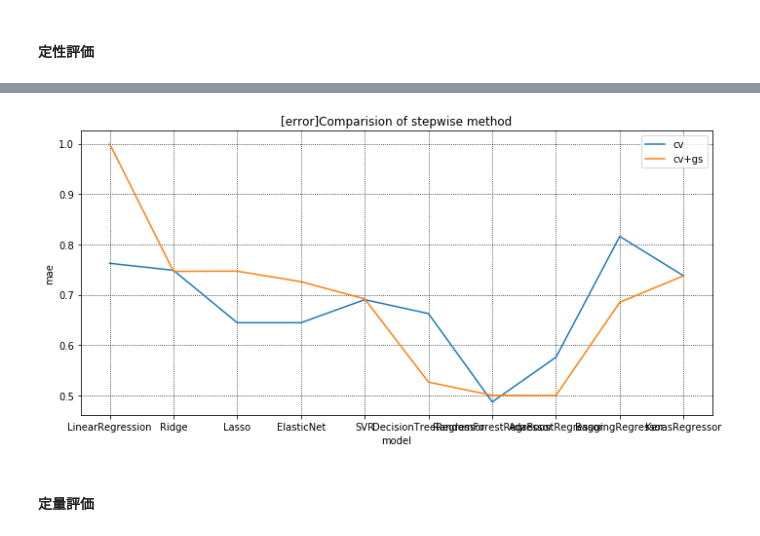
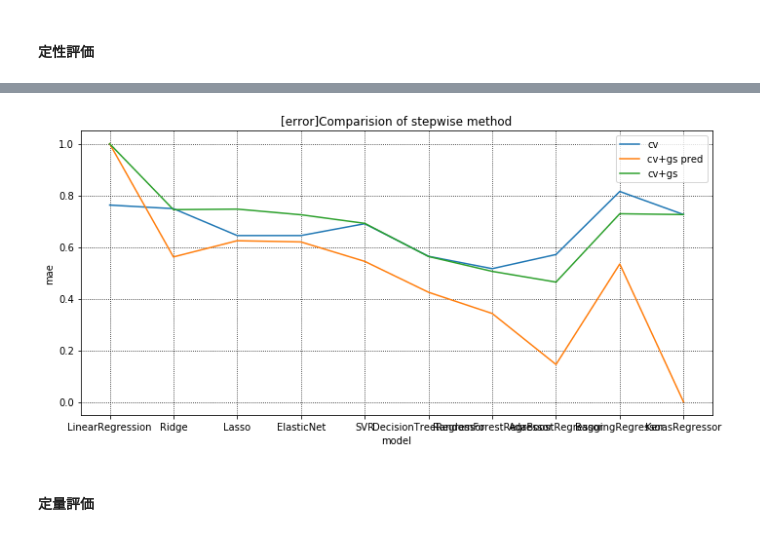
Before and after one commit to kusafusa-k/kaggle, a Jupyter notebook: Car_Fuel_Consumption/DAY3_work_草房慶.ipynb, the cells around one changed output, grey strips where cells are left out. Drawn from its saved outputs; the diff is of its cells as text; code cells hidden in the pictures.

Commit message:
訓練誤差・テスト誤差の比較をGS後のモデルで行うようにした。過学習してるのでどうにかしたいが対策方法分からず

```diff
--- a/Car_Fuel_Consumption/DAY3_work_草房慶.ipynb
+++ b/Car_Fuel_Consumption/DAY3_work_草房慶.ipynb
@@ -924,7 +937,8 @@ comp_error_list = [
     final_predict_mae,
     final_test_mae,
     final_cv_mae,
-    final_gs_mae
+    final_gs_mae,
+    final_gs_pred_mae
 ]
 
 for i, models_error in enumerate(comp_error_list):
@@ -1021,6 +1035,17 @@ adaboostregressor_gs_mae = {}
 baggingregressor_gs_mae = {}
 kerasregressor_gs_mae = {}
 
+lenearregression_gs_pred_mae = {}
+ridge_gs_pred_mae = {}
+lasso_gs_pred_mae = {}
+elasticnet_gs_pred_mae = {}
+svr_gs_pred_mae = {}
+decisiontreeregressor_gs_pred_mae = {}
+randomforestregressor_gs_pred_mae = {}
+adaboostregressor_gs_pred_mae = {}
+baggingregressor_gs_pred_mae = {}
+kerasregressor_gs_pred_mae = {}
+
 comp_model_list = [
     lenearregression_mae,
     ridge_mae,
@@ -1086,6 +1111,19 @@ comp_gs_model_list = [
     kerasregressor_gs_mae,
 ]
 
+comp_gs_pred_model_list = [
+    lenearregression_gs_pred_mae,
+    ridge_gs_pred_mae,
+    lasso_gs_pred_mae,
+    elasticnet_gs_pred_mae,
+    svr_gs_pred_mae,
+    decisiontreeregressor_gs_pred_mae,
+    randomforestregressor_gs_pred_mae,
+    adaboostregressor_gs_pred_mae,
+    baggingregressor_gs_pred_mae,
+    kerasregressor_gs_pred_mae,
+]
+
 for i in final_cv_mae:
     # 訓練誤差のみ
     for idx, model in zip(model_str_list, comp_model_list):
@@ -1116,6 +1154,12 @@ for i in final_cv_mae:
         model[i] = [
             v for k, v in final_gs_mae[i].items() if k == idx
         ]
+
+    # グリッドサーチ法(訓練誤差)
+    for idx, model in zip(model_str_list, comp_gs_pred_model_list):
+        model[i] = [
+            v for k, v in final_gs_pred_mae[i].items() if k == idx
+        ]
 # %%
 # グラフによる訓練誤差・汎化誤差の比較
 fig, ax = plt.subplots(5, 2, figsize=(20, 20))
@@ -1516,7 +1540,7 @@ def stepwise_remove_feature(X, y, train_data, model):
 mse, mae, rmse = {}, {}, {}
 predict_mae, test_mae = {}, {}
 cv_mae = {}
-gs_best_params, gs_best_score, gs_mae = {}, {}, {}
+gs_best_params, gs_best_score, gs_mae, gs_pred_mae = {}, {}, {}, {}
 stepwise_selected_train_data = {}
 
 # RFECVは説明変数の順番でランキングが変わるため、
@@ -1578,12 +1602,12 @@ for key, model in tqdm(evaluate_models.items()):
     # そのためクロスバリデーションと値は同じになる
     if key != 'KerasRegressor':
         # クロスバリデーション法+グリッドサーチ法
-        gs_mae[key], gs_best_params[key], gs_best_score[key] = evaluate_grid_search(
+        gs_mae[key], gs_pred_mae[key], gs_best_params[key], gs_best_score[key] = evaluate_grid_search(
             X, y, model['model'], model['parameters'], quantitative_var_flg, model['pre_process_flg']
         )
     else:
         print('[注意！]KerasRegressorのgs_maeは計測に時間がかかるためスキップ。gs_maeはcv_maeの値を入れておく')
-        gs_mae[key], gs_best_params[key], gs_best_score[key] = cv_mae[key], 0, 0
+        gs_mae[key], gs_pred_mae[key], gs_best_params[key], gs_best_score[key] = cv_mae[key], 0, 0, 0
 # %% [output]
 all:
 Index(['[s]half rain half sun', 'gas_type', '[s]snow', 'temp_inside',
@@ -1728,22 +1804,23 @@ fig.show()
 # %%
 fig, ax = plt.subplots(1, 1, figsize=(10, 5))
 ax.set_title('[error]Comparision of stepwise method')
 # ax.plot(mae.keys(), mae.values(), label='train only')
 # ax.plot(predict_mae.keys(), predict_mae.values(), label='predict')
 # ax.plot(test_mae.keys(), test_mae.values(), label='test')
 ax.plot(cv_mae.keys(), cv_mae.values(), label='cv')
+ax.plot(gs_pred_mae.keys(), gs_pred_mae.values(), label='cv+gs pred')
 ax.plot(gs_mae.keys(), gs_mae.values(), label='cv+gs')
 
 ax.set_xlabel('model')
 ax.set_ylabel('mae')
 ax.grid(which='major', color='black', linestyle=':')
 ax.grid(which='minor', color='black', linestyle=':')
 ax.legend()
 
 fig.tight_layout()
 fig.show()
 # %% [output]
-[figure, old version]
+[figure, new version]
 # %% [markdown]
 #### 定量評価
 # %%
```
Also changed, not shown: parts of 25 cells of this notebook.
